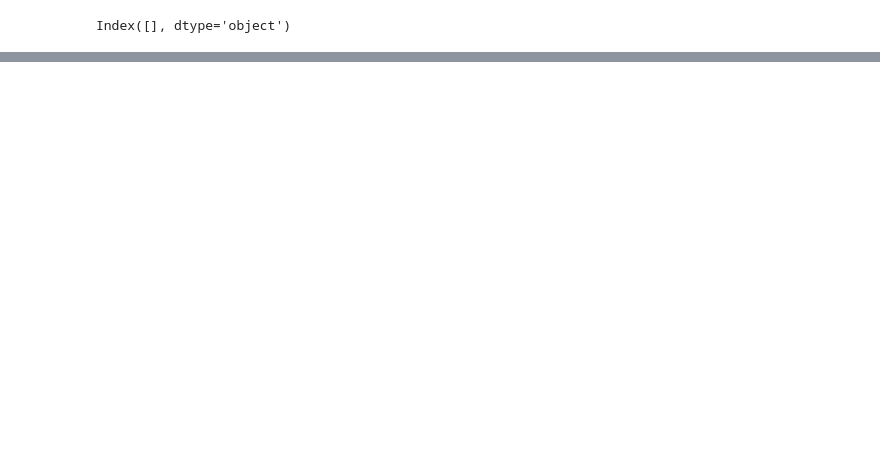
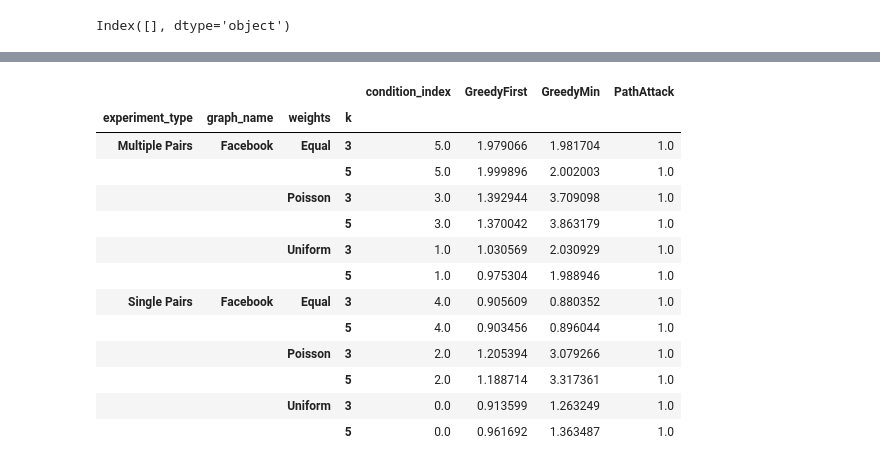
Before and after one commit to blake-gaines/PerturbSpanners, a Jupyter notebook: view_results.ipynb, the cells around one changed output, grey strips where cells are left out. Cells and saved outputs as stored; diff of their text form; code cells hidden in the pictures; blank space fills up the shorter version.

```diff
--- a/view_results.ipynb
+++ b/view_results.ipynb
@@ -135,0 +144,17 @@ diffs
+# %%
+normalized_dfs["Time Taken"].reset_index().groupby(["experiment_type", "graph_name", "weights", "k"]).mean()
+# %% [output]
+|  |  |  |  | condition_index | GreedyFirst | GreedyMin | PathAttack |
+| experiment_type | graph_name | weights | k |  |  |  |  |
+| Multiple Pairs | Facebook | Equal | 3 | 5.0 | 1.979066 | 1.981704 | 1.0 |
+|  |  |  | 5 | 5.0 | 1.999896 | 2.002003 | 1.0 |
+|  |  | Poisson | 3 | 3.0 | 1.392944 | 3.709098 | 1.0 |
+|  |  |  | 5 | 3.0 | 1.370042 | 3.863179 | 1.0 |
+|  |  | Uniform | 3 | 1.0 | 1.030569 | 2.030929 | 1.0 |
+|  |  |  | 5 | 1.0 | 0.975304 | 1.988946 | 1.0 |
+| Single Pairs | Facebook | Equal | 3 | 4.0 | 0.905609 | 0.880352 | 1.0 |
+|  |  |  | 5 | 4.0 | 0.903456 | 0.896044 | 1.0 |
+|  |  | Poisson | 3 | 2.0 | 1.205394 | 3.079266 | 1.0 |
+|  |  |  | 5 | 2.0 | 1.188714 | 3.317361 | 1.0 |
+|  |  | Uniform | 3 | 0.0 | 0.913599 | 1.263249 | 1.0 |
+|  |  |  | 5 | 0.0 | 0.961692 | 1.363487 | 1.0 |
```
Also changed, not shown: parts of 10 cells of this notebook.
